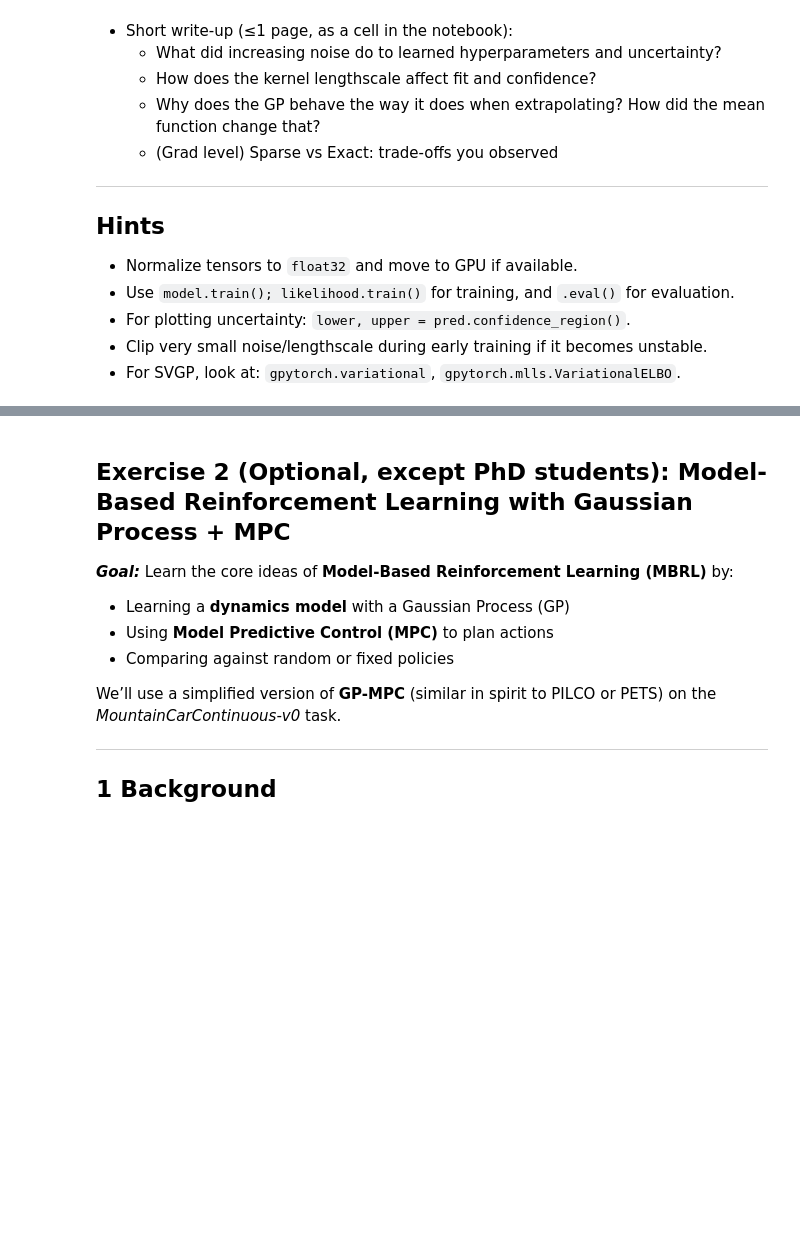
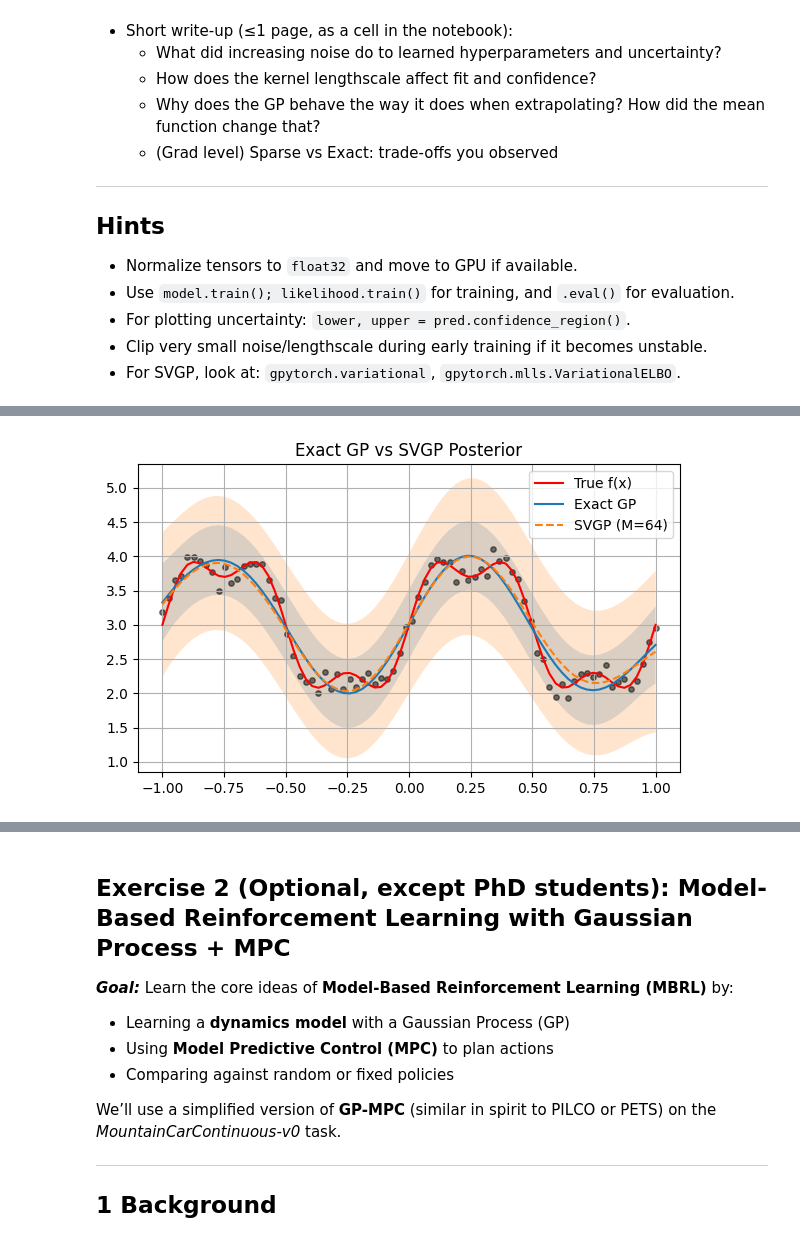
Before and after one commit to TongshuWu1/RL_CSE337_TonyWu, a Jupyter notebook: lab7_mbrl.ipynb, the cells around one changed output, grey strips where cells are left out. Cells and saved outputs as stored; diff of their text form; code cells hidden in the pictures; blank space fills up the shorter version.

```diff
--- a/lab7_mbrl.ipynb
+++ b/lab7_mbrl.ipynb
@@ -178,0 +281,98 @@ plt.legend(); plt.grid(True); plt.show()
+# %%
+# part D
+import time
+from gpytorch.models import ApproximateGP
+from gpytorch.variational import VariationalStrategy, CholeskyVariationalDistribution
+
+
+class SparseGP(ApproximateGP):
+    def __init__(self, z_points):
+        q_dist = CholeskyVariationalDistribution(z_points.size(0))
+        strategy = VariationalStrategy(self, z_points, q_dist, learn_inducing_locations=True)
+        super().__init__(strategy)
+        self.mean = gpytorch.means.ZeroMean()
+        self.kernel = gpytorch.kernels.ScaleKernel(gpytorch.kernels.RBFKernel())
+
+    def forward(self, x):
+        return gpytorch.distributions.MultivariateNormal(self.mean(x), self.kernel(x))
+
+
+def train_exact(x, y, steps=200):
+    lik = gpytorch.likelihoods.GaussianLikelihood().to(device)
+    model = ExactGPModel(x, y, lik).to(device)
+    opt = torch.optim.Adam(model.parameters(), lr=0.05)
+    mll = gpytorch.mlls.ExactMarginalLogLikelihood(lik, model)
+    for _ in range(steps):
+        opt.zero_grad()
+        loss = -mll(model(x), y)
+        loss.backward()
+        opt.step()
+    model.eval(); lik.eval()
+    return model, lik
+
+def train_svgp(x, y, M=64, steps=200):
+    z = torch.linspace(-1, 1, M, device=device).unsqueeze(-1)
+    model = SparseGP(z).to(device)
+    lik = gpytorch.likelihoods.GaussianLikelihood().to(device)
+    opt = torch.optim.Adam(list(model.parameters()) + list(lik.parameters()), lr=0.05)
+    elbo = gpytorch.mlls.VariationalELBO(lik, model, num_data=x.size(0))
+    for _ in range(steps):
+        opt.zero_grad()
+        loss = -elbo(model(x), y)
+        loss.backward()
+        opt.step()
+    model.eval(); lik.eval()
+    return model, lik
+
+
+x_train, y_train, x_all, _ = make_data(n=N, noise_std=0.1)
+x_train, y_train, x_all = x_train.to(device), y_train.to(device), x_all.to(device)
+
+model_e, lik_e = train_exact(x_train, y_train)
+model_s, lik_s = train_svgp(x_train, y_train, M=64)
+
+with torch.no_grad():
+    pred_e = lik_e(model_e(x_all))
+    pred_s = lik_s(model_s(x_all))
+
+plt.figure(figsize=(7,4))
+plt.plot(x_all.cpu(), f(x_all.cpu()), 'r', label='True f(x)')
+plt.plot(x_all.cpu(), pred_e.mean.cpu(), label='Exact GP')
+plt.fill_between(x_all.cpu().squeeze(),
+                 *pred_e.confidence_region(), alpha=0.2)
+plt.plot(x_all.cpu(), pred_s.mean.cpu(), '--', label='SVGP (M=64)')
+plt.fill_between(x_all.cpu().squeeze(),
+                 *pred_s.confidence_region(), alpha=0.2)
+plt.scatter(x_train.cpu(), y_train.cpu(), s=15, color='k', alpha=0.5)
+plt.title('Exact GP vs SVGP Posterior')
+plt.legend(); plt.grid(True); plt.show()
+
+
+def measure_time(train_func, n):
+    x, y, _, _ = make_data(n=n, noise_std=0.1)
+    x, y = x.to(device), y.to(device)
+    t0 = time.time()
+    train_func(x, y)
+    return time.time() - t0
+
+train_sizes = torch.linspace(50, 800, 50, dtype=torch.int32).tolist()
+time_exact = []
+time_svgp  = []
+
+for n in train_sizes:
+    n = int(n)
+    print(f"Training with {n} samples...")
+    time_exact.append(measure_time(train_exact, n))
+    time_svgp.append(measure_time(train_svgp, n))
+
+plt.figure(figsize=(7,4))
+plt.plot(train_sizes, time_exact, '-o', label='Exact GP')
+plt.plot(train_sizes, time_svgp, '-o', label='SVGP (M=64)')
+plt.xlabel('Number of training samples (N)')
+plt.ylabel('Training time (s)')
+plt.title('Training Time vs Number of Samples')
+plt.legend()
+plt.grid(True)
+plt.show()
+# %% [output]
+[figure, added]
```
Also changed, not shown: parts of 12 cells of this notebook.
